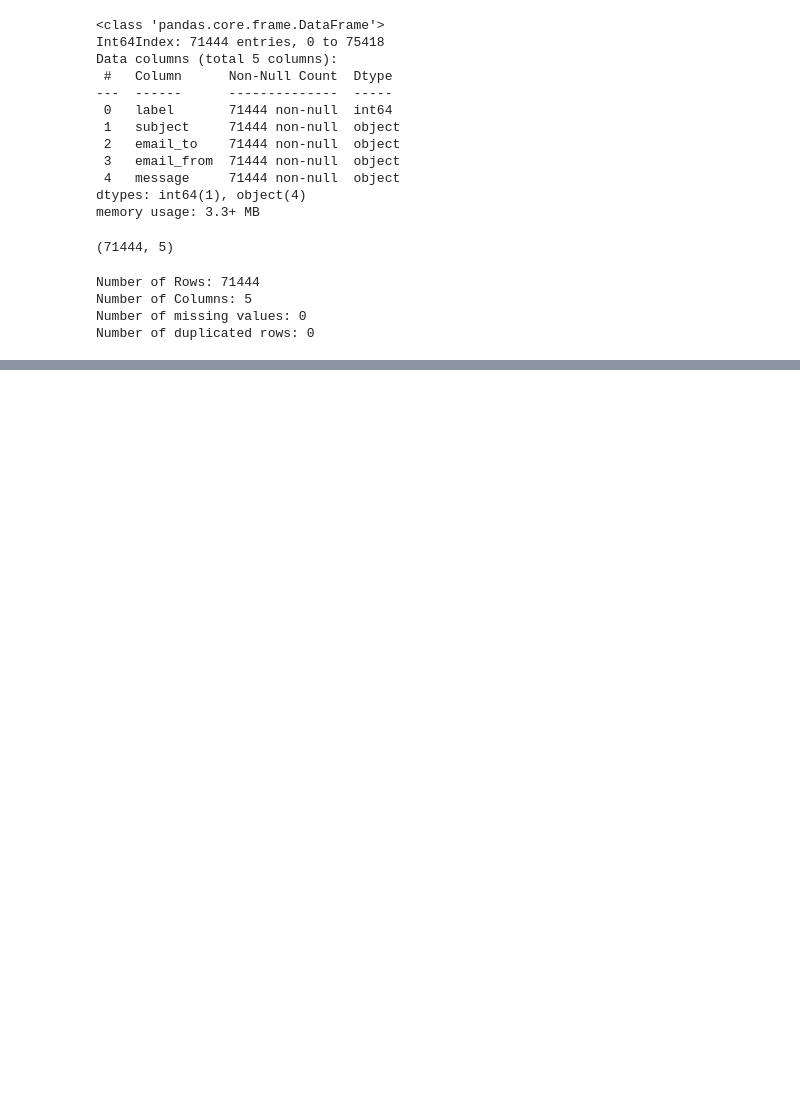
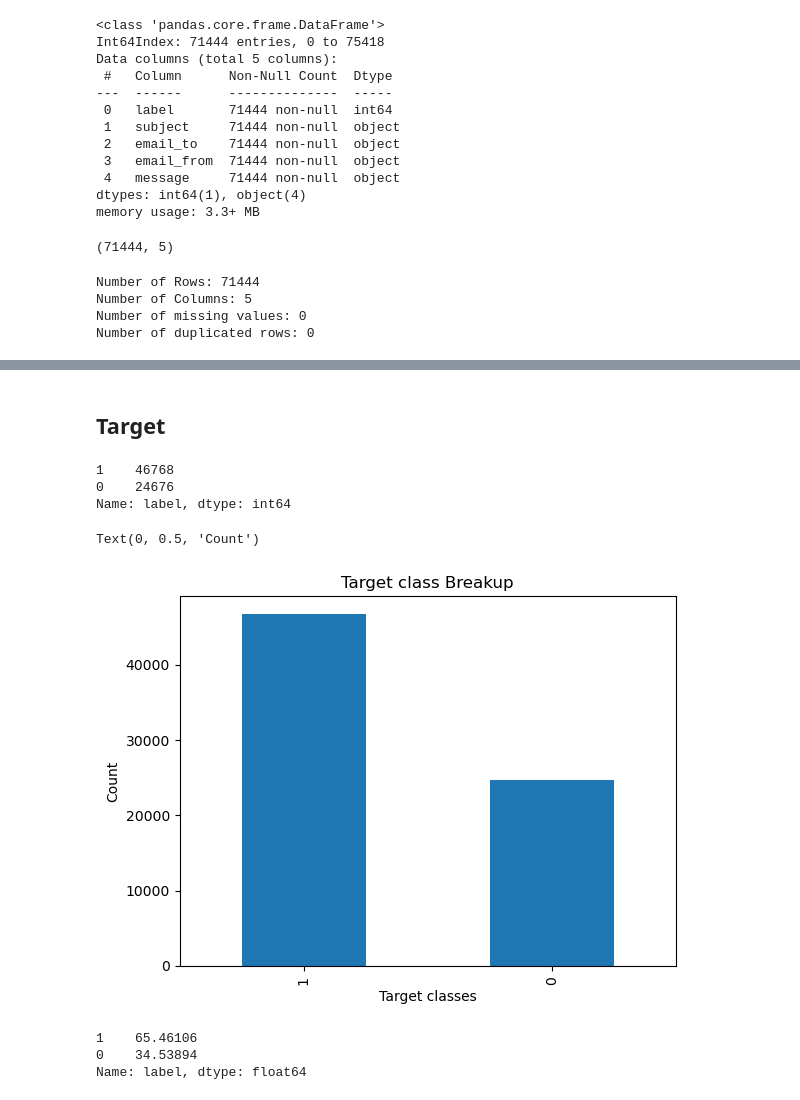
Before and after one commit to dfrancis-tech/email_spam, a Jupyter notebook: EDA.ipynb, the cells around one changed output, grey strips where cells are left out. Drawn from its saved outputs; the diff is of its cells as text; code cells hidden in the pictures; blank space fills up the shorter version.

Commit message:
analyze target

```diff
--- a/EDA.ipynb
+++ b/EDA.ipynb
@@ -176,3 +176,32 @@ clean_data.head()
 | 2 | 1 | authentic viagra | <the00@plg.uwaterloo.ca> | "Sheila Crenshaw" <7stocknews@tra... | Content-Type: text/plain;\n\tchar... |
 | 3 | 1 | Nice talking with ya | opt4@speedy.uwaterloo.ca | "Stormy Dempsey" <vqucsmdfgvsg@ru... | Hey Billy, \n\nit was really fun ... |
 | 4 | 1 | or trembling; stomach cramps; tro... | ktwarwic@speedy.uwaterloo.ca | "Christi T. Jernigan" <dcube@tota... | Content-Type: multipart/alternati... |
+# %%
+X = clean_data.drop(columns='label')
+y = clean_data['label']
+# %% [markdown]
+## Target
+# %%
+label_counts = y.value_counts()
+label_counts
+# %% [output]
+1    46768
+0    24676
+Name: label, dtype: int64
+# %%
+# Plot the unique values of target
+label_counts.plot(kind='bar')
+plt.title("Target class Breakup")
+plt.xlabel("Target classes")
+plt.ylabel("Count")
+# %% [output]
+Text(0, 0.5, 'Count')
+[figure, added]
+# %%
+# Percentage value counts of target
+label_counts_percentage = y.value_counts(normalize=True) * 100
+label_counts_percentage
+# %% [output]
+1    65.46106
+0    34.53894
+Name: label, dtype: float64
```
Also changed, not shown: parts of 1 cell of this notebook.
